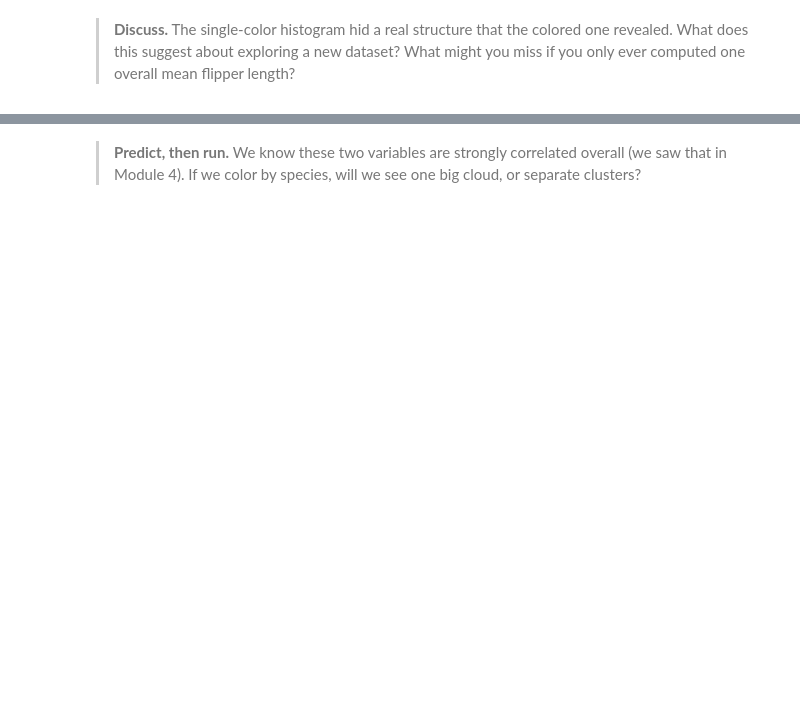
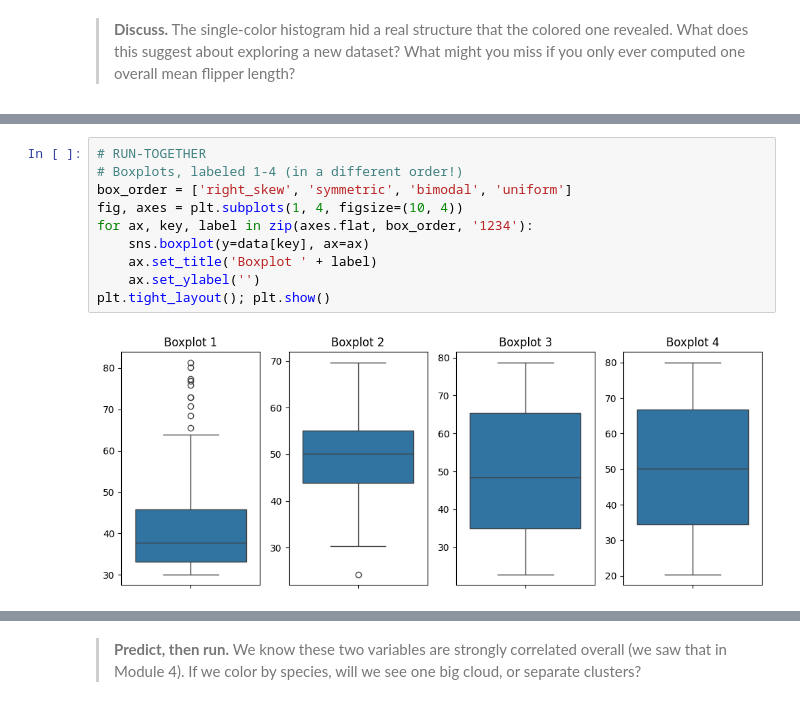
Before and after one commit to jppeirce/DSC210-Foundations-of-Data-Science, a Jupyter notebook: Notes/05-intro_to_seaborn/05-intro_to_seaborn.ipynb, the cells around one changed output, grey strips where cells are left out. Saved outputs shown, nothing was run; the diff lists cells and outputs as text; blank space fills up the shorter version.

```diff
--- a/Notes/05-intro_to_seaborn/05-intro_to_seaborn.ipynb
+++ b/Notes/05-intro_to_seaborn/05-intro_to_seaborn.ipynb
@@ -164,0 +174,12 @@ penguins.head(3)
+# %%
+# RUN-TOGETHER
+# Boxplots, labeled 1-4 (in a different order!)
+box_order = ['right_skew', 'symmetric', 'bimodal', 'uniform']
+fig, axes = plt.subplots(1, 4, figsize=(10, 4))
+for ax, key, label in zip(axes.flat, box_order, '1234'):
+    sns.boxplot(y=data[key], ax=ax)
+    ax.set_title('Boxplot ' + label)
+    ax.set_ylabel('')
+plt.tight_layout(); plt.show()
+# %% [output]
+[figure, added]
```
Also changed, not shown: parts of 55 cells of this notebook, 6 other files.
